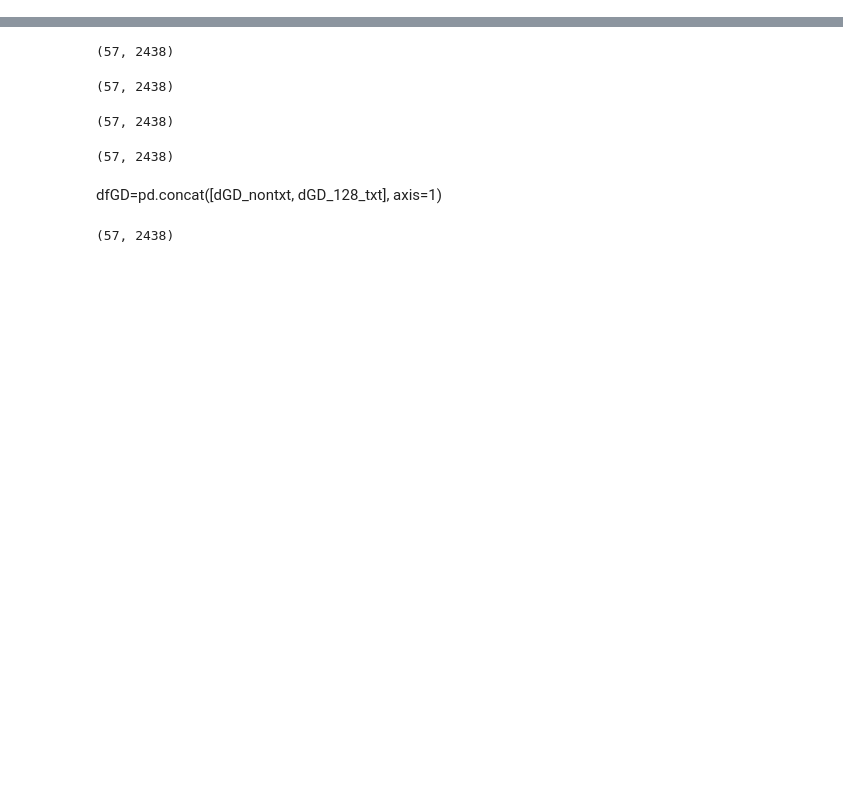
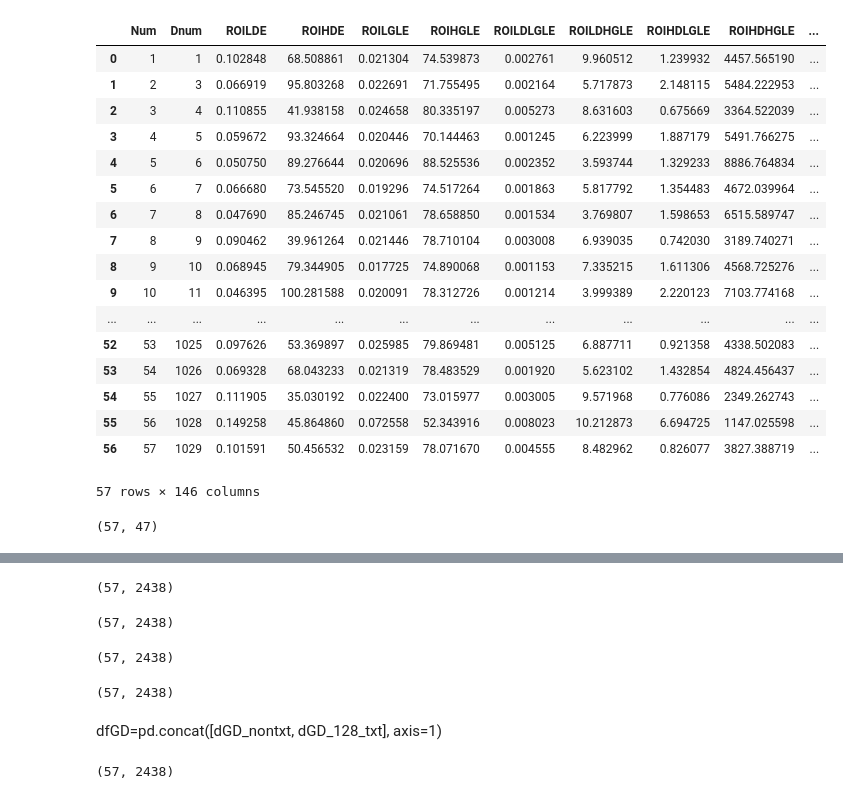
Before and after one commit to satoc1907/Radiomics_Chordoma_and_Chondrosarcoma, a Jupyter notebook: jupyter/Feature_selection.ipynb.ipynb, the cells around one changed output, grey strips where cells are left out. Drawn from its saved outputs; the diff is of its cells as text; code cells hidden in the pictures; blank space fills up the shorter version.

```diff
--- a/jupyter/Feature_selection.ipynb.ipynb
+++ b/jupyter/Feature_selection.ipynb.ipynb
@@ -170,0 +299,25 @@ dGD_128NGTDM.to_csv("dGD_128NGTDM.csv")
+# %%
+dGD_16NGLDM
+# %% [output]
+|  | Num | Dnum | ROILDE | ROIHDE | ROILGLE | ROIHGLE | ROILDLGLE | ROILDHGLE | ROIHDLGLE | ROIHDHGLE | ... |
+| 0 | 1 | 1 | 0.102848 | 68.508861 | 0.021304 | 74.539873 | 0.002761 | 9.960512 | 1.239932 | 4457.565190 | ... |
+| 1 | 2 | 3 | 0.066919 | 95.803268 | 0.022691 | 71.755495 | 0.002164 | 5.717873 | 2.148115 | 5484.222953 | ... |
+| 2 | 3 | 4 | 0.110855 | 41.938158 | 0.024658 | 80.335197 | 0.005273 | 8.631603 | 0.675669 | 3364.522039 | ... |
+| 3 | 4 | 5 | 0.059672 | 93.324664 | 0.020446 | 70.144463 | 0.001245 | 6.223999 | 1.887179 | 5491.766275 | ... |
+| 4 | 5 | 6 | 0.050750 | 89.276644 | 0.020696 | 88.525536 | 0.002352 | 3.593744 | 1.329233 | 8886.764834 | ... |
+| 5 | 6 | 7 | 0.066680 | 73.545520 | 0.019296 | 74.517264 | 0.001863 | 5.817792 | 1.354483 | 4672.039964 | ... |
+| 6 | 7 | 8 | 0.047690 | 85.246745 | 0.021061 | 78.658850 | 0.001534 | 3.769807 | 1.598653 | 6515.589747 | ... |
+| 7 | 8 | 9 | 0.090462 | 39.961264 | 0.021446 | 78.710104 | 0.003008 | 6.939035 | 0.742030 | 3189.740271 | ... |
+| 8 | 9 | 10 | 0.068945 | 79.344905 | 0.017725 | 74.890068 | 0.001153 | 7.335215 | 1.611306 | 4568.725276 | ... |
+| 9 | 10 | 11 | 0.046395 | 100.281588 | 0.020091 | 78.312726 | 0.001214 | 3.999389 | 2.220123 | 7103.774168 | ... |
+| ... | ... | ... | ... | ... | ... | ... | ... | ... | ... | ... | ... |
+| 52 | 53 | 1025 | 0.097626 | 53.369897 | 0.025985 | 79.869481 | 0.005125 | 6.887711 | 0.921358 | 4338.502083 | ... |
+| 53 | 54 | 1026 | 0.069328 | 68.043233 | 0.021319 | 78.483529 | 0.001920 | 5.623102 | 1.432854 | 4824.456437 | ... |
+| 54 | 55 | 1027 | 0.111905 | 35.030192 | 0.022400 | 73.015977 | 0.003005 | 9.571968 | 0.776086 | 2349.262743 | ... |
+| 55 | 56 | 1028 | 0.149258 | 45.864860 | 0.072558 | 52.343916 | 0.008023 | 10.212873 | 6.694725 | 1147.025598 | ... |
+| 56 | 57 | 1029 | 0.101591 | 50.456532 | 0.023159 | 78.071670 | 0.004555 | 8.482962 | 0.826077 | 3827.388719 | ... |
+57 rows × 146 columns
+# %%
+print(dGD_16NGTDM.shape)
+# %% [output]
+(57, 47)
```
Also changed, not shown: parts of 28 cells of this notebook.
